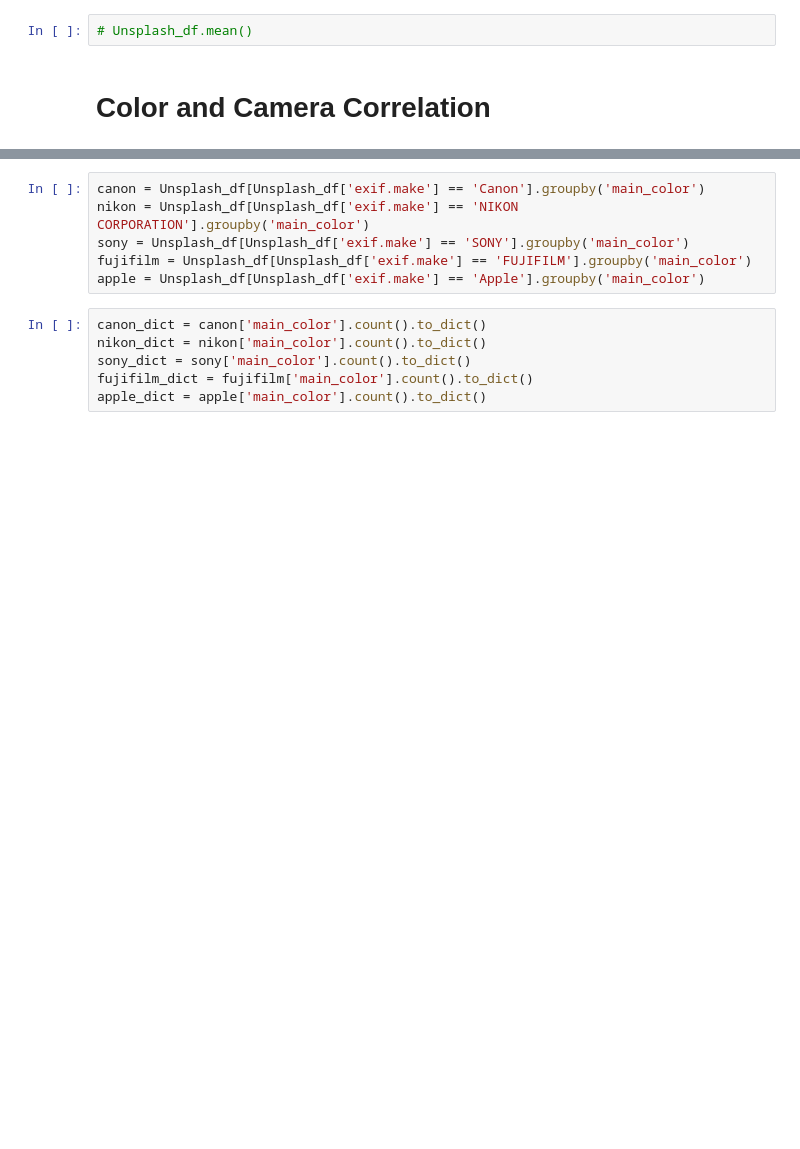
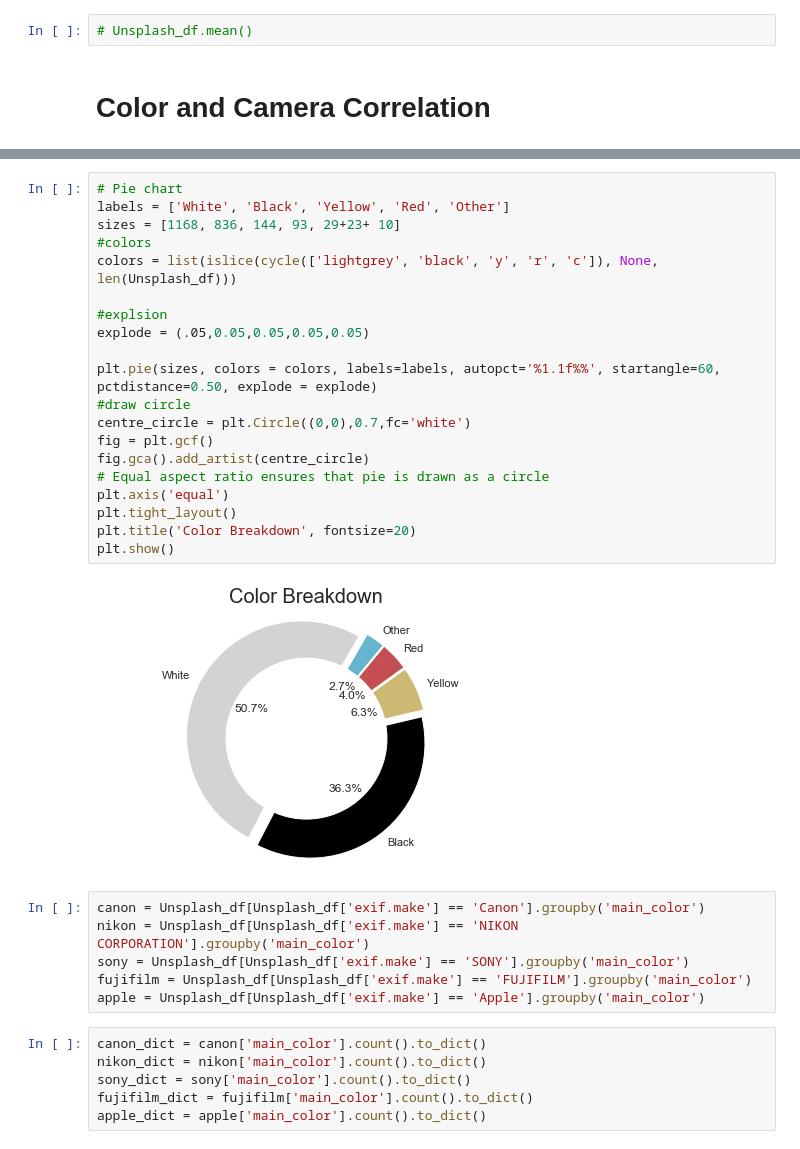
Before and after one commit to Aaronhjlee/UnsplashEDA, a Jupyter notebook: UnsplashEDA.ipynb, the cells around one changed output, grey strips where cells are left out. Saved outputs shown, nothing was run; the diff lists cells and outputs as text; blank space fills up the shorter version.

```diff
--- a/UnsplashEDA.ipynb
+++ b/UnsplashEDA.ipynb
@@ -437,3 +338,25 @@ plt.legend(Unsplash_df['main_color'].value_counts());
+# %%
+# Pie chart
+labels = ['White', 'Black', 'Yellow', 'Red', 'Other']
+sizes = [1168, 836, 144, 93, 29+23+ 10]
+#colors
+colors = list(islice(cycle(['lightgrey', 'black', 'y', 'r', 'c']), None, len(Unsplash_df)))
+
+#explsion
+explode = (.05,0.05,0.05,0.05,0.05)
+
+plt.pie(sizes, colors = colors, labels=labels, autopct='%1.1f%%', startangle=60, pctdistance=0.50, explode = explode)
+#draw circle
+centre_circle = plt.Circle((0,0),0.7,fc='white')
+fig = plt.gcf()
+fig.gca().add_artist(centre_circle)
+# Equal aspect ratio ensures that pie is drawn as a circle
+plt.axis('equal')
+plt.tight_layout()
+plt.title('Color Breakdown', fontsize=20)
+plt.show()
+# %% [output]
+[figure, added]
 # %%
 canon = Unsplash_df[Unsplash_df['exif.make'] == 'Canon'].groupby('main_color')
 nikon = Unsplash_df[Unsplash_df['exif.make'] == 'NIKON CORPORATION'].groupby('main_color')
```
Also changed, not shown: parts of 92 cells of this notebook, 9 other files.
